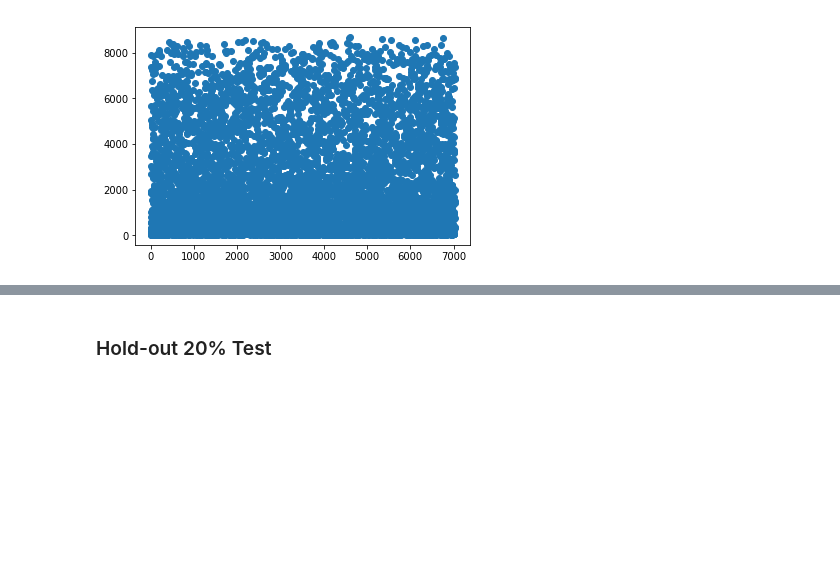
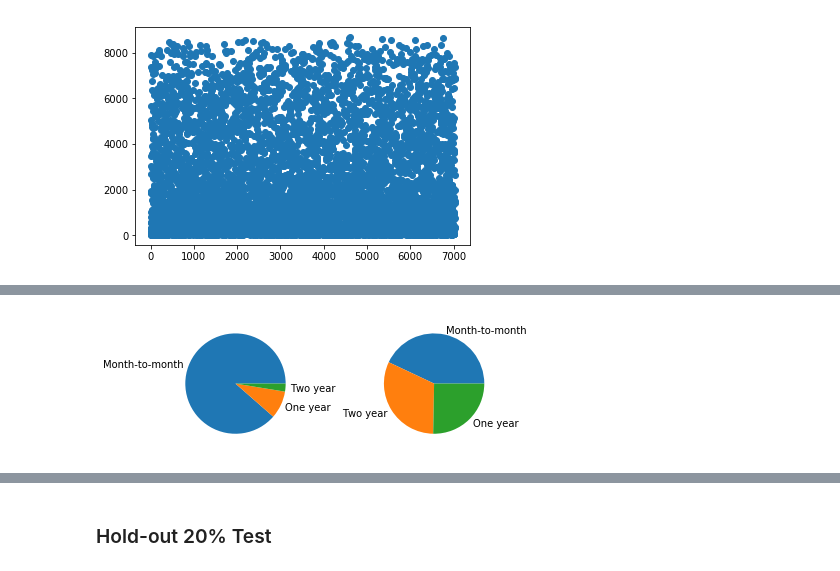
Before and after one commit to ctc316/telco-customer-churn, a Jupyter notebook: telco-customer-churn.ipynb, the cells around one changed output, grey strips where cells are left out. Cells and saved outputs as stored; diff of their text form; code cells hidden in the pictures; blank space fills up the shorter version.

```diff
--- a/telco-customer-churn.ipynb
+++ b/telco-customer-churn.ipynb
@@ -229,0 +294,13 @@ plt.scatter(x=range(len(train_X_num)), y=train_X_num['TotalCharges'])
+# %%
+fig, (ax1, ax2) = plt.subplots(1,2)
+
+ax1.pie(churn['Contract'].value_counts().values.tolist(),
+        labels=churn['Contract'].value_counts().keys().tolist())
+
+ax2.pie(non_churn['Contract'].value_counts().values.tolist(),
+        labels=non_churn['Contract'].value_counts().keys().tolist())
+
+plt.tight_layout()
+plt.show()
+# %% [output]
+[figure, added]
```
Also changed, not shown: parts of 8 cells of this notebook.
